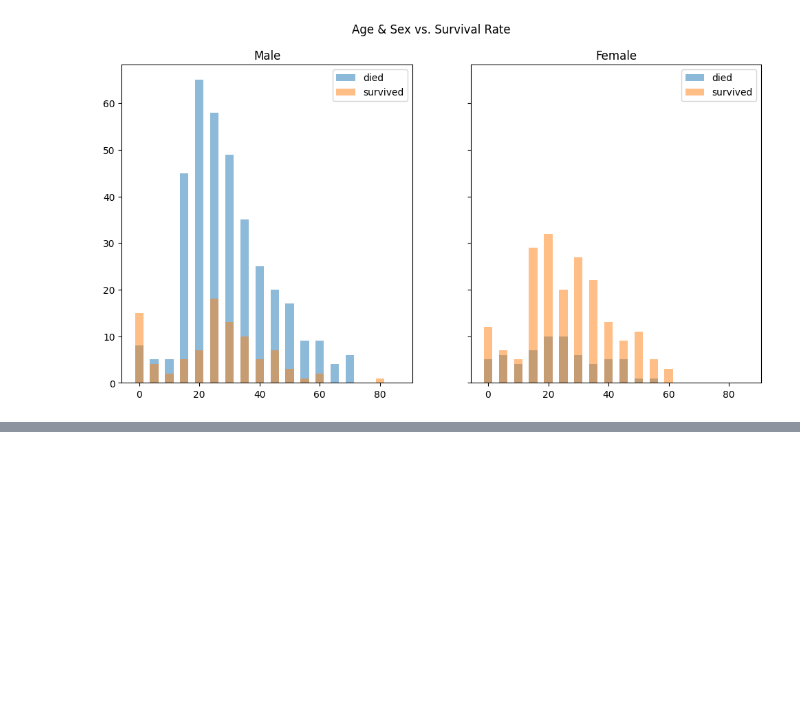
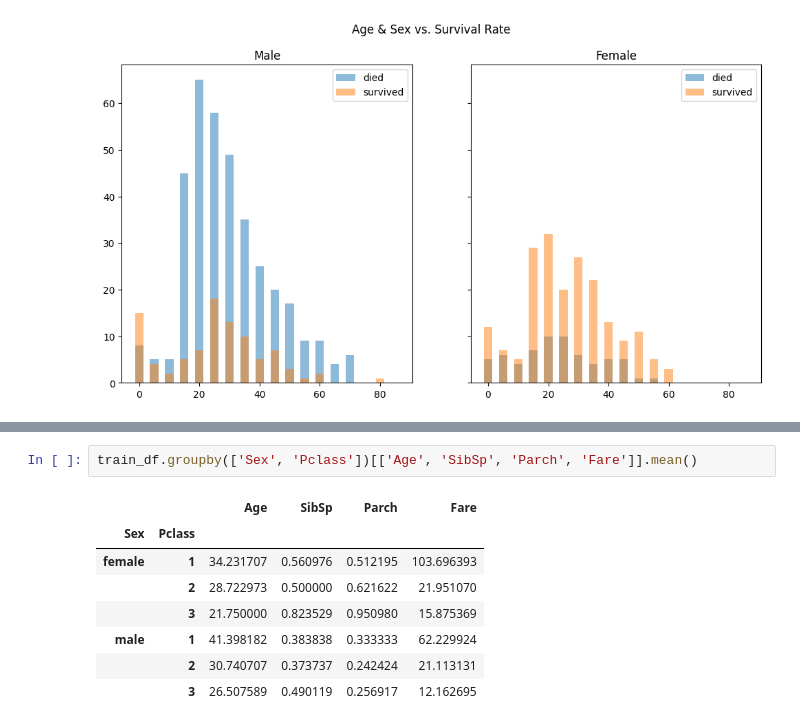
Before and after one commit to alexehrlich/titanic, a Jupyter notebook: data_exploration.ipynb, the cells around one changed output, grey strips where cells are left out. Saved outputs shown, nothing was run; the diff lists cells and outputs as text; blank space fills up the shorter version.

```diff
--- a/data_exploration.ipynb
+++ b/data_exploration.ipynb
@@ -244,0 +267,11 @@ plt.show()
+# %%
+train_df.groupby(['Sex', 'Pclass'])[['Age', 'SibSp', 'Parch', 'Fare']].mean()
+# %% [output]
+|  |  | Age | SibSp | Parch | Fare |
+| Sex | Pclass |  |  |  |  |
+| female | 1 | 34.231707 | 0.560976 | 0.512195 | 103.696393 |
+|  | 2 | 28.722973 | 0.500000 | 0.621622 | 21.951070 |
+|  | 3 | 21.750000 | 0.823529 | 0.950980 | 15.875369 |
+| male | 1 | 41.398182 | 0.383838 | 0.333333 | 62.229924 |
+|  | 2 | 30.740707 | 0.373737 | 0.242424 | 21.113131 |
+|  | 3 | 26.507589 | 0.490119 | 0.256917 | 12.162695 |
```
Also changed, not shown: parts of 9 cells of this notebook.
